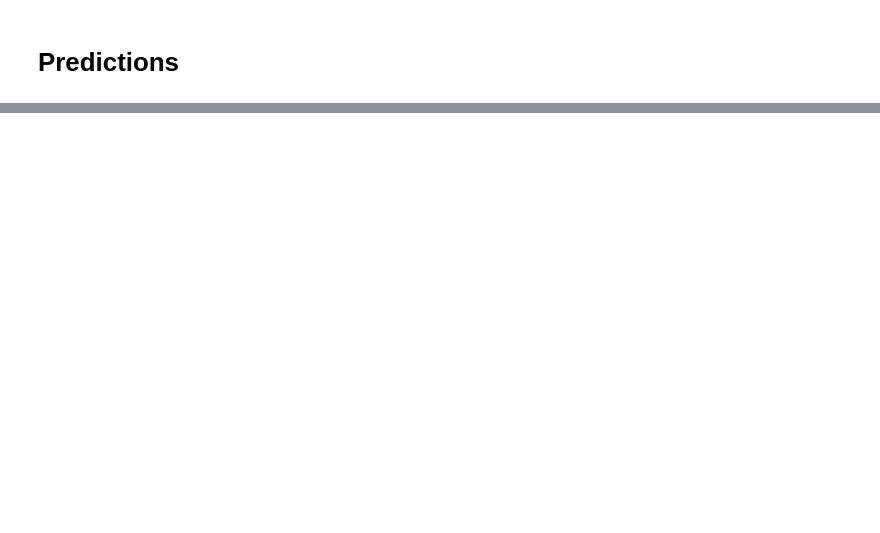
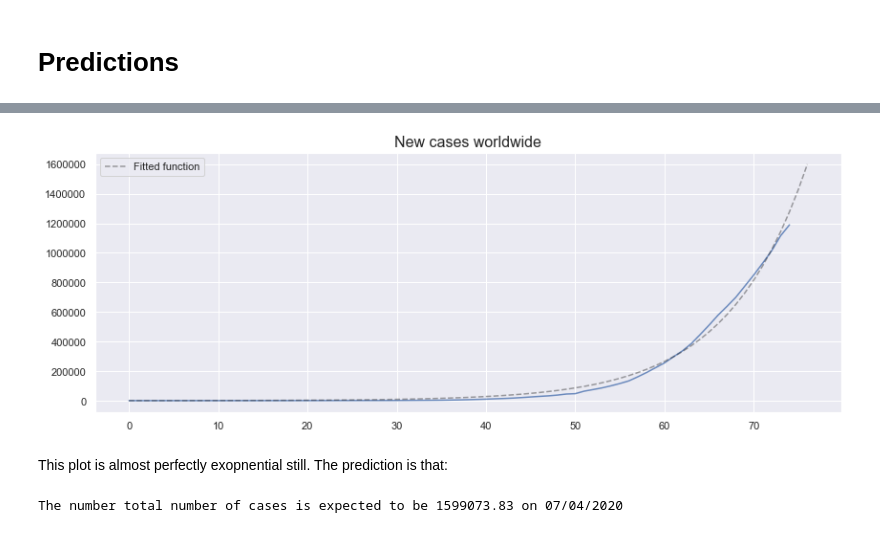
Before and after one commit to cuspime/Projects, a Jupyter notebook: COVID-19.ipynb, the cells around one changed output, grey strips where cells are left out. Cells and saved outputs as stored; diff of their text form; code cells hidden in the pictures; blank space fills up the shorter version.

```diff
--- a/COVID-19.ipynb
+++ b/COVID-19.ipynb
@@ -345,0 +442,34 @@ interactive(children=(Dropdown(description='country', options=('Italy', 'Mexico'
+# %%
+plt.figure(figsize=(14,5))
+
+x_data, y_data = np.arange(len(np.array(dates.values))), np.array(outchina.sum()[3:].values).astype(float)
+plt.plot(x_data, y_data, color='b', alpha=.8)
+
+def test_func(x, a, b):
+#     return x*np.exp(a*(1. - x/b)) # Ricker's model
+    return a * np.exp(b * x) # Simple exponential
+
+
+
+params, params_covariance = curve_fit(test_func, x_data, y_data, p0=[0,0])
+plt.title('New cases worldwide', size=16)
+# plt.ylim(ymin=-1000, ymax=1.15*np.max(newcases))
+ndaysahead = 2
+x_pred = np.arange(len(np.array(dates.values)) + ndaysahead )
+plt.plot(x_pred, test_func(x_pred, params[0], params[1]), label='Fitted function', color='k', linestyle='--', alpha=.4);
+
+# plt.yscale('log')
+plt.legend();
+# %% [output]
+[figure, added]
+# %% [markdown]
+This plot is almost perfectly exopnential still. The prediction is that:
+# %%
+import time
+
+date_ahead = dates[-1] + timedelta(days=ndaysahead)  # To add one day to all entries in 'dates'
+totcasesww = test_func(x_pred[-1], params[0], params[1])
+
+print('The number total number of cases is expected to be {:.2f} on {}'.format(totcasesww, date_ahead.strftime('%d/%m/%Y') ) ) # Iso Format
+# %% [output]
+The number total number of cases is expected to be 1599073.83 on 07/04/2020
```
Also changed, not shown: parts of 17 cells of this notebook.
